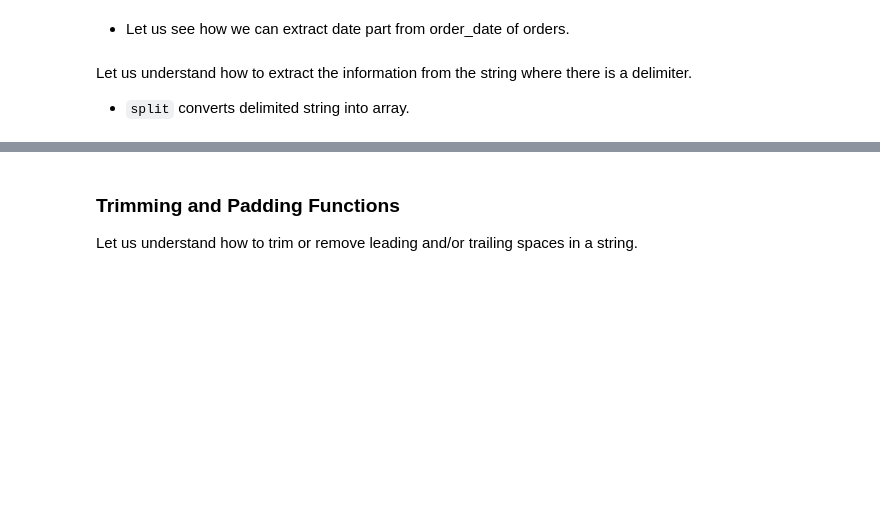
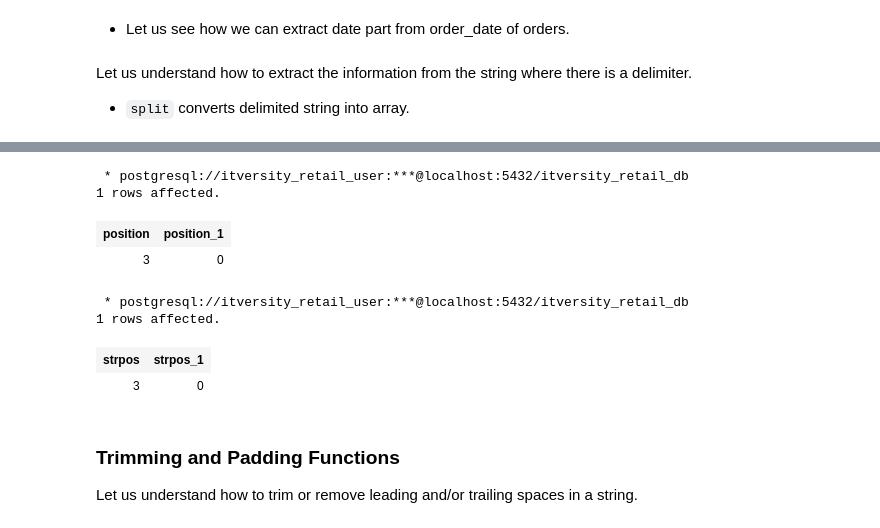
Before and after one commit to itversity/mastering-postgresql, a Jupyter notebook: 06_predefined_functions.ipynb, the cells around one changed output, grey strips where cells are left out. Saved outputs shown, nothing was run; the diff lists cells and outputs as text; code cells hidden in the pictures; blank space fills up the shorter version.

```diff
--- a/06_predefined_functions.ipynb
+++ b/06_predefined_functions.ipynb
@@ -208,3 +303,23 @@ SELECT split_part('2013-07-25', '-', 1) AS result
+# %%
+%%sql
+
+SELECT position('@' IN 'it@versity.com'),
+    position('@' IN 'itversity.com')
+# %% [output]
+ * postgresql://itversity_retail_user:***@localhost:5432/itversity_retail_db
+1 rows affected.
+| position | position_1 |
+| 3 | 0 |
+# %%
+%%sql
+
+SELECT strpos('it@versity.com', '@'),
+    strpos('itversity.com', '@')
+# %% [output]
+ * postgresql://itversity_retail_user:***@localhost:5432/itversity_retail_db
+1 rows affected.
+| strpos | strpos_1 |
+| 3 | 0 |
 # %% [markdown]
 ### Trimming and Padding Functions
 
```
Also changed, not shown: parts of 56 cells of this notebook, 5 other files.
